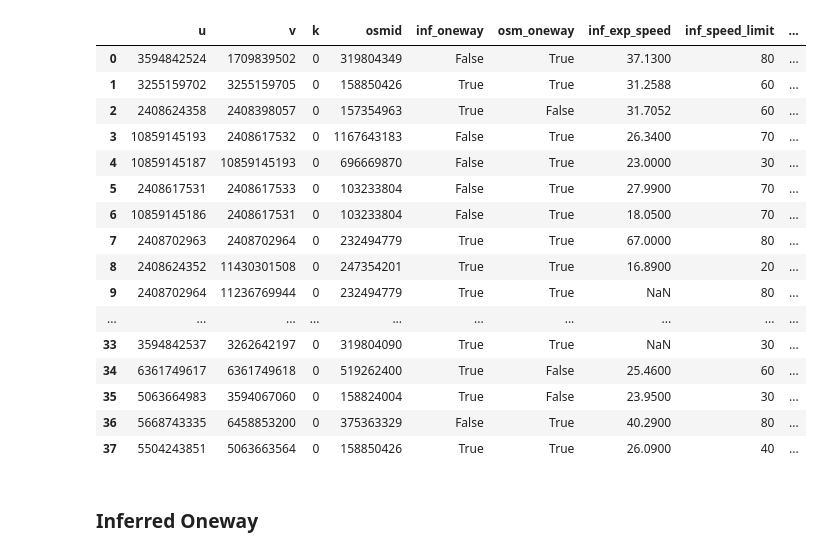
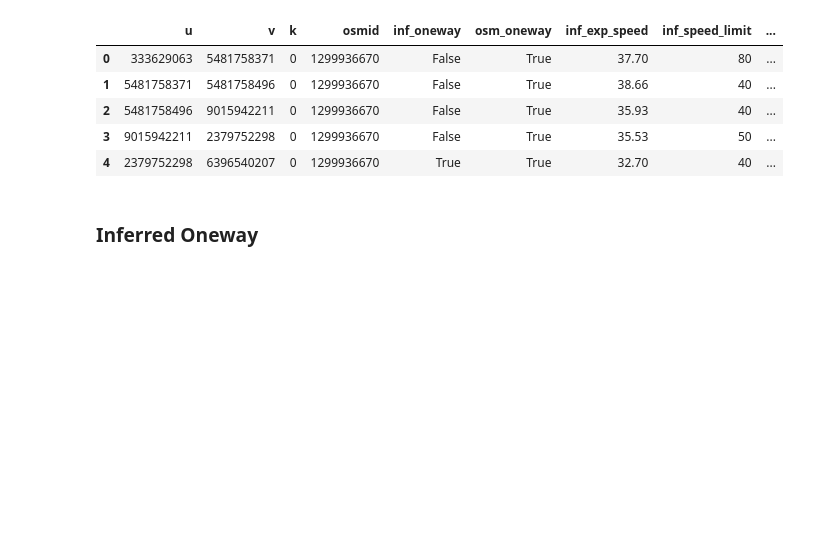
Before and after one commit to ana-e-uk/mapmetadata, a Jupyter notebook: testing/test_metadata_results.ipynb, the cells around one changed output. Drawn from its saved outputs; the diff is of its cells as text; code cells hidden in the pictures; blank space fills up the shorter version.

```diff
--- a/testing/test_metadata_results.ipynb
+++ b/testing/test_metadata_results.ipynb
@@ -1,25 +1,14 @@
 # %%
 import pandas as pd
-df = pd.read_csv("/home/spatialuser/uribe/mapmetadata/jakarta_mini_inf_metadata_20250813-092915.csv")
-df
+df = pd.read_csv("/home/spatialuser/uribe/mapmetadata/jakarta_inf_metadata_20250813-105145.csv")
+df.head()
 # %% [output]
 |  | u | v | k | osmid | inf_oneway | osm_oneway | inf_exp_speed | inf_speed_limit | ... |
-| 0 | 3594842524 | 1709839502 | 0 | 319804349 | False | True | 37.1300 | 80 | ... |
-| 1 | 3255159702 | 3255159705 | 0 | 158850426 | True | True | 31.2588 | 60 | ... |
-| 2 | 2408624358 | 2408398057 | 0 | 157354963 | True | False | 31.7052 | 60 | ... |
-| 3 | 10859145193 | 2408617532 | 0 | 1167643183 | False | True | 26.3400 | 70 | ... |
-| 4 | 10859145187 | 10859145193 | 0 | 696669870 | False | True | 23.0000 | 30 | ... |
-| 5 | 2408617531 | 2408617533 | 0 | 103233804 | False | True | 27.9900 | 70 | ... |
-| 6 | 10859145186 | 2408617531 | 0 | 103233804 | False | True | 18.0500 | 70 | ... |
-| 7 | 2408702963 | 2408702964 | 0 | 232494779 | True | True | 67.0000 | 80 | ... |
-| 8 | 2408624352 | 11430301508 | 0 | 247354201 | True | True | 16.8900 | 20 | ... |
-| 9 | 2408702964 | 11236769944 | 0 | 232494779 | True | True | NaN | 80 | ... |
-| ... | ... | ... | ... | ... | ... | ... | ... | ... | ... |
-| 33 | 3594842537 | 3262642197 | 0 | 319804090 | True | True | NaN | 30 | ... |
-| 34 | 6361749617 | 6361749618 | 0 | 519262400 | True | False | 25.4600 | 60 | ... |
-| 35 | 5063664983 | 3594067060 | 0 | 158824004 | True | False | 23.9500 | 30 | ... |
-| 36 | 5668743335 | 6458853200 | 0 | 375363329 | False | True | 40.2900 | 80 | ... |
-| 37 | 5504243851 | 5063663564 | 0 | 158850426 | True | True | 26.0900 | 40 | ... |
+| 0 | 333629063 | 5481758371 | 0 | 1299936670 | False | True | 37.70 | 80 | ... |
+| 1 | 5481758371 | 5481758496 | 0 | 1299936670 | False | True | 38.66 | 40 | ... |
+| 2 | 5481758496 | 9015942211 | 0 | 1299936670 | False | True | 35.93 | 40 | ... |
+| 3 | 9015942211 | 2379752298 | 0 | 1299936670 | False | True | 35.53 | 50 | ... |
+| 4 | 2379752298 | 6396540207 | 0 | 1299936670 | True | True | 32.70 | 40 | ... |
 # %% [markdown]
 ### Inferred Oneway
 # %% [markdown]
```
Also changed, not shown: parts of 18 cells of this notebook, 3 other files.
